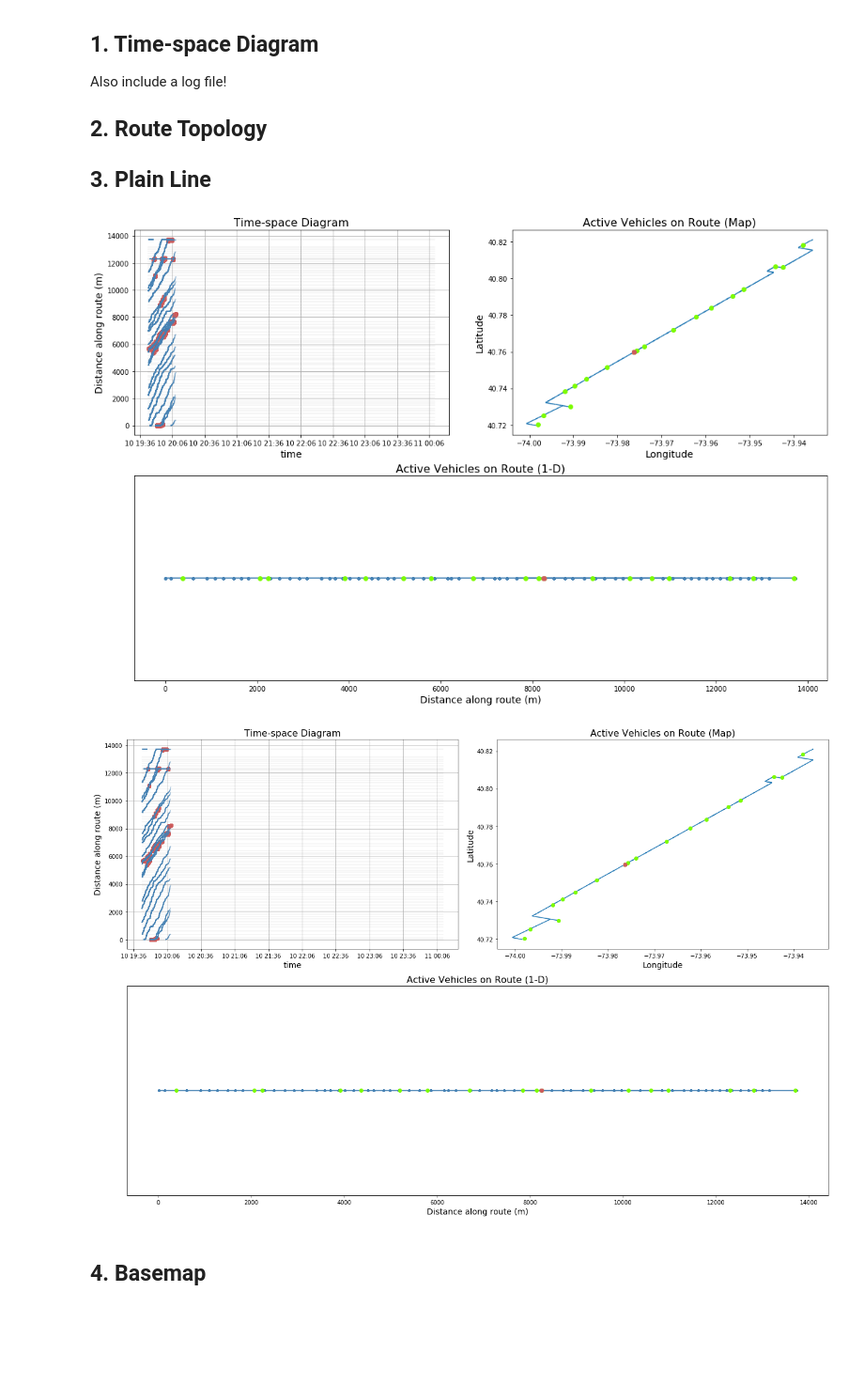
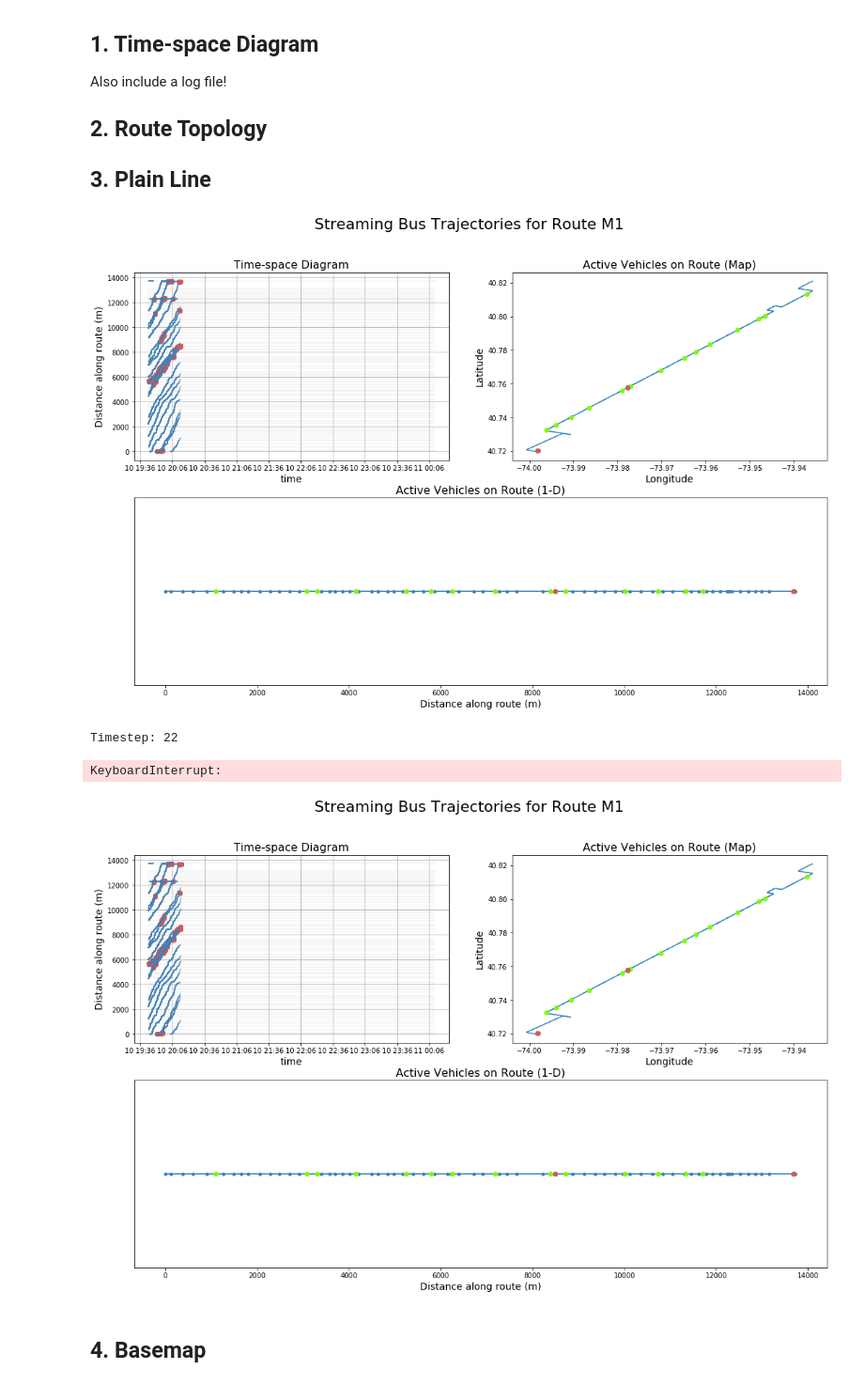
Before and after one commit to ywnch/buskit, a Jupyter notebook: sandbox_main.ipynb, the cells around one changed output. Shown at 94% size. Drawn from its saved outputs; the diff is of its cells as text; code cells hidden in the pictures; blank space fills up the shorter version.

```diff
--- a/sandbox_main.ipynb
+++ b/sandbox_main.ipynb
@@ -295,7 +303,7 @@ Also include a log file!
 time_coef = 100
 
 # plot figure
-fig = plt.figure(figsize=(18,12))
+fig = plt.figure(figsize=(18,11))
 ax1 = fig.add_subplot(221)
 ax2 = fig.add_subplot(222)
 ax3 = fig.add_subplot(212)
@@ -327,43 +335,47 @@ ax3.set_yticks([])
 ax3.set_xlabel("Distance along route (m)", fontsize=14)
 ax3.set_title("Active Vehicles on Route (1-D)", fontsize=16)
 
+plt.suptitle("Streaming Bus Trajectories for Route M1", fontsize=22)
+
 # update
-#for i in range(0,df['ts'].max(),30):
-for i in range(0,1500,30): # just do partial for demo
+for i in range(0,df['ts'].max(),30):
+#for i in range(0,1500,30): # just do partial for demo
     df3 = df[df['ts'] == i]
     df1 = df[df['ts'] <= i]
 
     # mark vehicles that are bunching
     df3.sort_values(['VehDistAlongRoute'], inplace=True)
     spacing = np.diff(df3['VehDistAlongRoute'])
     bunch = spacing < 100 # set threshold (meters) to be identified as BB
     bunch_a = np.array([False] + list(bunch))
     bunch_b = np.array(list(bunch) + [False])
     bunch = bunch_a + bunch_b
     bb_df = df3[bunch]
 
     # plot TSD for each vehicle
     for i, v in enumerate(df1['VehicleRef'].unique()):
         # subset data for single vehicle
         veh_df = df1[df1['VehicleRef'] == v]
         ax1.plot(veh_df['RecordedAtTime'], veh_df['VehDistAlongRoute'], '-', color='steelblue', alpha=0.5)
         ax1.plot(bb_df['RecordedAtTime'], bb_df['VehDistAlongRoute'], 'o', color='indianred', alpha=0.5)
         #ax1.annotate('%s'%v.split("_")[1], (list(veh_df['RecordedAtTime'])[0],list(veh_df['VehDistAlongRoute'])[0]))
 
     p7.set_data(df3['Longitude'], df3['Latitude'])
     p2.set_data(bb_df['Longitude'], bb_df['Latitude'])
     p3.set_data(df3['VehDistAlongRoute'], [0]*len(df3))
     p4.set_data(bb_df['VehDistAlongRoute'], [0]*len(bb_df))
     clear_output(wait=True)
     display(fig)
-    print("Time: %s"%(i))
+    print("Timestep: %s"%(i))
     time.sleep(1/time_coef)
 
 plt.tight_layout()
 plt.show()
 # %% [output]
-[figure, old version]
+[figure, new version]
+Timestep: 22
+KeyboardInterrupt:
-[figure, old version]
+[figure, new version]
 # %% [markdown]
 ## 4. Basemap
 # %%
```
Also changed, not shown: parts of 15 cells of this notebook, 1 other file.
